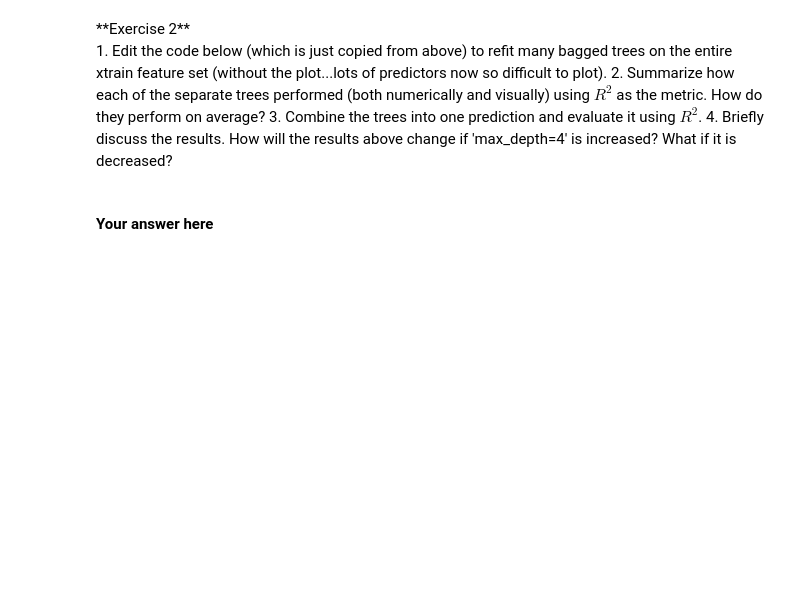
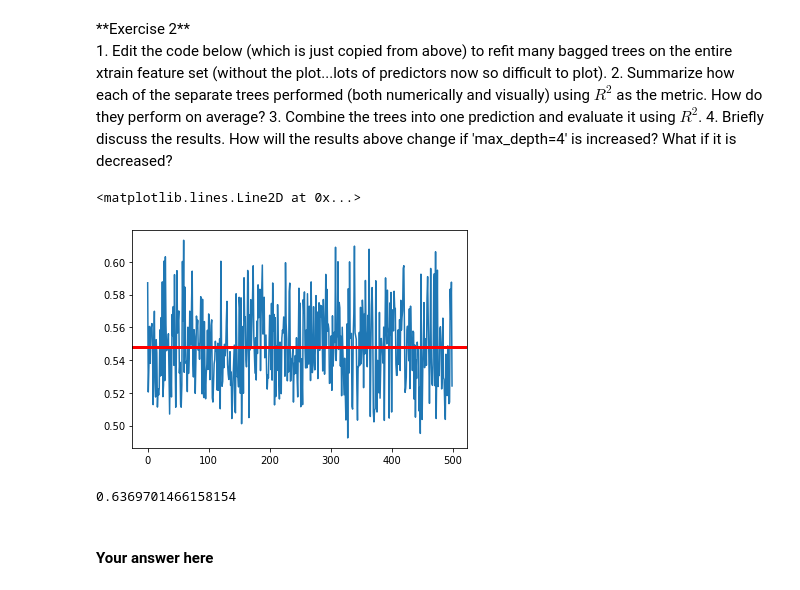
Before and after one commit to jamilla-az/2019-CS109A, a Jupyter notebook: content/labs/lab09/notes/cs109a_Lab9_Decision_Trees.ipynb, the cells around one changed output. Drawn from its saved outputs; the diff is of its cells as text; code cells hidden in the pictures; blank space fills up the shorter version.

```diff
--- a/content/labs/lab09/notes/cs109a_Lab9_Decision_Trees.ipynb
+++ b/content/labs/lab09/notes/cs109a_Lab9_Decision_Trees.ipynb
@@ -461,12 +461,24 @@ yhats_test = np.zeros((Xtest.shape[0], ntrees))
 
 for i in range(ntrees):
     dtree = DecisionTreeRegressor(max_depth=3)
-    boot_xx, boot_y = resample(Xtrain[['logminority']], ytrain)
+    boot_xx, boot_y = resample(Xtrain, ytrain)
     estimators = np.append(estimators,dtree.fit(boot_xx, boot_y))
-    R2s = np.append(R2s,dtree.score(Xtest[['logminority']], ytest))
-    yhats_test[:,i] = dtree.predict(Xtest[['logminority']])
-
-# your code here
+    R2s = np.append(R2s,dtree.score(Xtest, ytest))
+    yhats_test[:,i] = dtree.predict(Xtest)
+# %%
+#2
+ax = sns.lineplot(x=np.arange(0,500), y=R2s)
+ax.axhline(y=np.mean(R2s), color = 'red', lw = 3);
+# %% [output]
+<matplotlib.lines.Line2D at 0x...>
+[figure, added]
+# %%
+#3
+np.mean(yhats_test, axis = 1).shape
+
+print(r2_score(ytest, np.mean(yhats_test, axis = 1)))
+# %% [output]
+0.6369701466158154
 # %% [markdown]
 #### Your answer here
 # %% [markdown]
```
Also changed, not shown: parts of 12 cells of this notebook, 3 other files.
